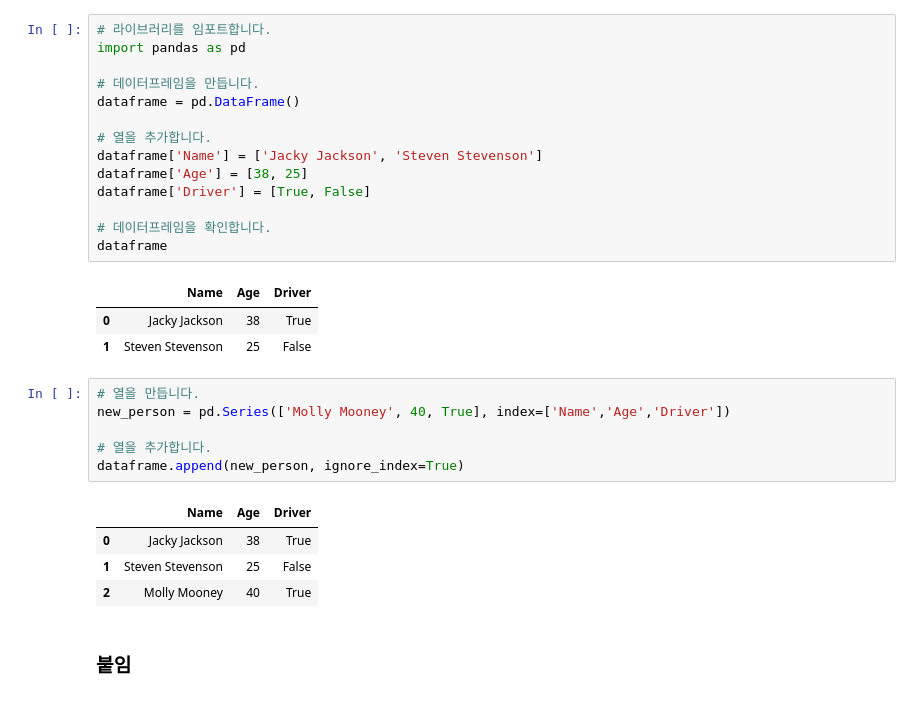
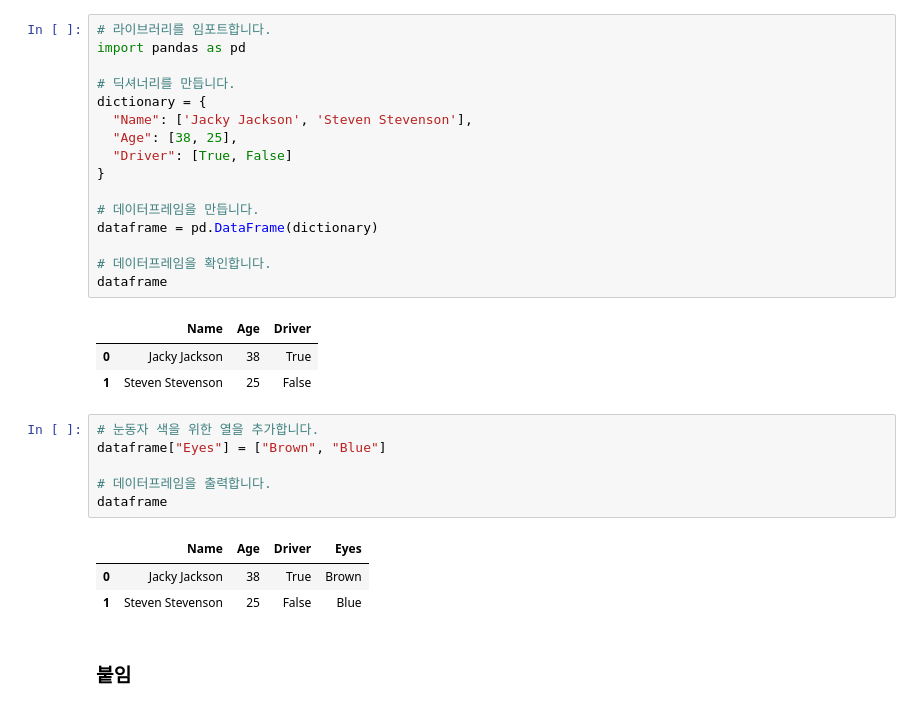
Before and after one commit to rickiepark/ml-with-python-cookbook-2nd, a Jupyter notebook: ch03.ipynb, the cells around one changed output. Drawn from its saved outputs; the diff is of its cells as text.

```diff
--- a/ch03.ipynb
+++ b/ch03.ipynb
@@ -37,13 +40,15 @@ dataframe.head(5)
 # 라이브러리를 임포트합니다.
 import pandas as pd
 
+# 딕셔너리를 만듭니다.
+dictionary = {
+  "Name": ['Jacky Jackson', 'Steven Stevenson'],
+  "Age": [38, 25],
+  "Driver": [True, False]
+}
+
 # 데이터프레임을 만듭니다.
-dataframe = pd.DataFrame()
-
-# 열을 추가합니다.
-dataframe['Name'] = ['Jacky Jackson', 'Steven Stevenson']
-dataframe['Age'] = [38, 25]
-dataframe['Driver'] = [True, False]
+dataframe = pd.DataFrame(dictionary)
 
 # 데이터프레임을 확인합니다.
 dataframe
@@ -51,17 +56,16 @@ dataframe
 |  | Name | Age | Driver |
 | 0 | Jacky Jackson | 38 | True |
 | 1 | Steven Stevenson | 25 | False |
-# %%
-# 열을 만듭니다.
-new_person = pd.Series(['Molly Mooney', 40, True], index=['Name','Age','Driver'])
-
-# 열을 추가합니다.
-dataframe.append(new_person, ignore_index=True)
-# %% [output]
-|  | Name | Age | Driver |
-| 0 | Jacky Jackson | 38 | True |
-| 1 | Steven Stevenson | 25 | False |
-| 2 | Molly Mooney | 40 | True |
+# %%
+# 눈동자 색을 위한 열을 추가합니다.
+dataframe["Eyes"] = ["Brown", "Blue"]
+
+# 데이터프레임을 출력합니다.
+dataframe
+# %% [output]
+|  | Name | Age | Driver | Eyes |
+| 0 | Jacky Jackson | 38 | True | Brown |
+| 1 | Steven Stevenson | 25 | False | Blue |
 # %% [markdown]
 ### 붙임
 # %%
```
Also changed, not shown: parts of 36 cells of this notebook.
